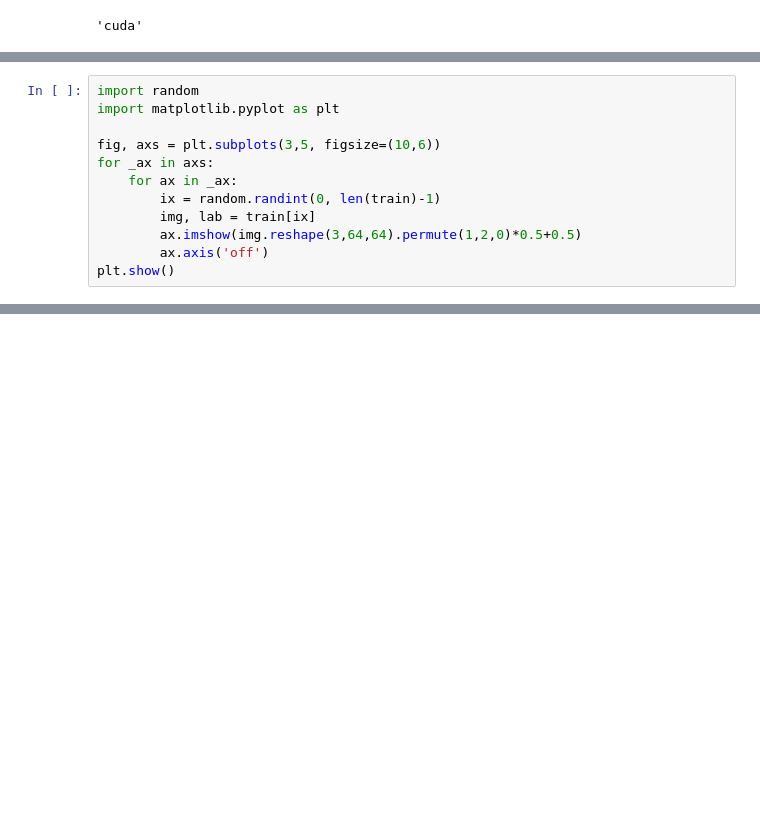
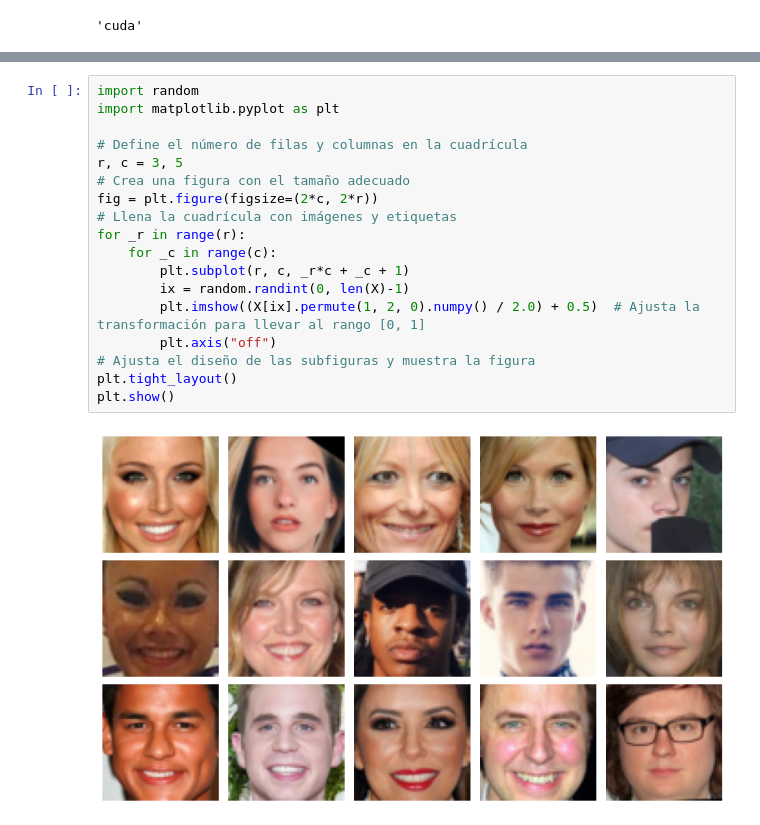
Before and after one commit to marcanii/SIS421---2-23, a Jupyter notebook: Practices/Diffusion Models/01_diffusion_model.ipynb, the cells around one changed output, grey strips where cells are left out. Saved outputs shown, nothing was run; the diff lists cells and outputs as text; blank space fills up the shorter version.

```diff
--- a/Practices/Diffusion Models/01_diffusion_model.ipynb
+++ b/Practices/Diffusion Models/01_diffusion_model.ipynb
@@ -31,12 +10,0 @@ imgs.shape, imgs.dtype, imgs.min(), imgs.max()
-# %%
-import random
-import matplotlib.pyplot as plt
-
-fig, axs = plt.subplots(3,5, figsize=(10,6))
-for _ax in axs:
-    for ax in _ax:
-        ix = random.randint(0, len(train)-1)
-        img, lab = train[ix]
-        ax.imshow(img.reshape(3,64,64).permute(1,2,0)*0.5+0.5)
-        ax.axis('off')
-plt.show()
@@ -45 +44,21 @@ plt.show()
+# %%
+import random
+import matplotlib.pyplot as plt
+
+# Define el número de filas y columnas en la cuadrícula
+r, c = 3, 5
+# Crea una figura con el tamaño adecuado
+fig = plt.figure(figsize=(2*c, 2*r))
+# Llena la cuadrícula con imágenes y etiquetas
+for _r in range(r):
+    for _c in range(c):
+        plt.subplot(r, c, _r*c + _c + 1)
+        ix = random.randint(0, len(X)-1)
+        plt.imshow((X[ix].permute(1, 2, 0).numpy() / 2.0) + 0.5)  # Ajusta la transformación para llevar al rango [0, 1]
+        plt.axis("off")
+# Ajusta el diseño de las subfiguras y muestra la figura
+plt.tight_layout()
+plt.show()
+# %% [output]
+[figure, added]
 # %%
```
Also changed, not shown: parts of 25 cells of this notebook, 2 other files.
